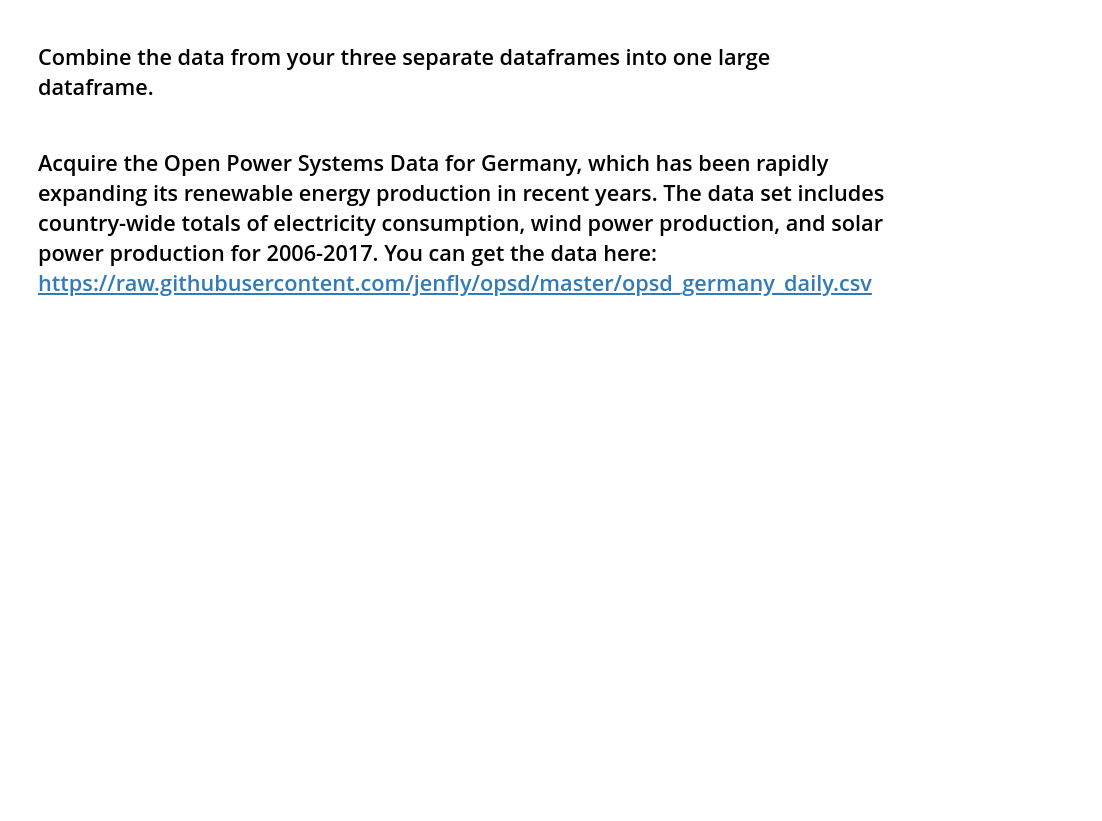
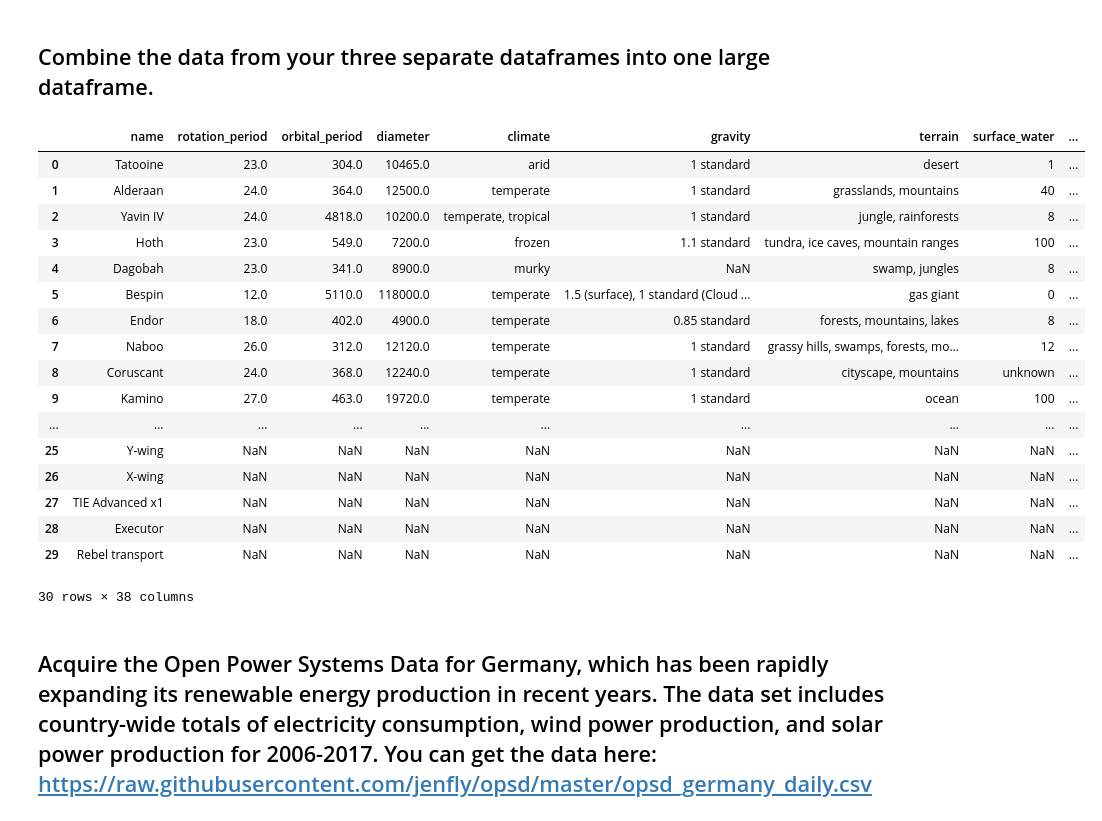
Before and after one commit to EstebanHernandez0/time-series, a Jupyter notebook: time_series_notebook.ipynb, the cells around one changed output. Drawn from its saved outputs; the diff is of its cells as text; code cells hidden in the pictures; blank space fills up the shorter version.

```diff
--- a/time_series_notebook.ipynb
+++ b/time_series_notebook.ipynb
@@ -79,4 +85,29 @@ KeyError: 'homeworld'
 # %% [markdown]
 ## Combine the data from your three separate dataframes into one large dataframe.
+# %%
+ch= pd.read_csv('character_csv')
+pl= pd.read_csv('planet_csv')
+st= pd.read_csv('starship_csv')
+# %%
+pd.concat([pl, ch, st], ignore_index=True)
+# %% [output]
+|  | name | rotation_period | orbital_period | diameter | climate | gravity | terrain | surface_water | ... |
+| 0 | Tatooine | 23.0 | 304.0 | 10465.0 | arid | 1 standard | desert | 1 | ... |
+| 1 | Alderaan | 24.0 | 364.0 | 12500.0 | temperate | 1 standard | grasslands, mountains | 40 | ... |
+| 2 | Yavin IV | 24.0 | 4818.0 | 10200.0 | temperate, tropical | 1 standard | jungle, rainforests | 8 | ... |
+| 3 | Hoth | 23.0 | 549.0 | 7200.0 | frozen | 1.1 standard | tundra, ice caves, mountain ranges | 100 | ... |
+| 4 | Dagobah | 23.0 | 341.0 | 8900.0 | murky | NaN | swamp, jungles | 8 | ... |
+| 5 | Bespin | 12.0 | 5110.0 | 118000.0 | temperate | 1.5 (surface), 1 standard (Cloud ... | gas giant | 0 | ... |
+| 6 | Endor | 18.0 | 402.0 | 4900.0 | temperate | 0.85 standard | forests, mountains, lakes | 8 | ... |
+| 7 | Naboo | 26.0 | 312.0 | 12120.0 | temperate | 1 standard | grassy hills, swamps, forests, mo... | 12 | ... |
+| 8 | Coruscant | 24.0 | 368.0 | 12240.0 | temperate | 1 standard | cityscape, mountains | unknown | ... |
+| 9 | Kamino | 27.0 | 463.0 | 19720.0 | temperate | 1 standard | ocean | 100 | ... |
+| ... | ... | ... | ... | ... | ... | ... | ... | ... | ... |
+| 25 | Y-wing | NaN | NaN | NaN | NaN | NaN | NaN | NaN | ... |
+| 26 | X-wing | NaN | NaN | NaN | NaN | NaN | NaN | NaN | ... |
+| 27 | TIE Advanced x1 | NaN | NaN | NaN | NaN | NaN | NaN | NaN | ... |
+| 28 | Executor | NaN | NaN | NaN | NaN | NaN | NaN | NaN | ... |
+| 29 | Rebel transport | NaN | NaN | NaN | NaN | NaN | NaN | NaN | ... |
+30 rows × 38 columns
 # %% [markdown]
 ## Acquire the Open Power Systems Data for Germany, which has been rapidly expanding its renewable energy production in recent years. The data set includes country-wide totals of electricity consumption, wind power production, and solar power production for 2006-2017. You can get the data here: https://raw.githubusercontent.com/jenfly/opsd/master/opsd_germany_daily.csv
```
Also changed, not shown: parts of 17 cells of this notebook.
